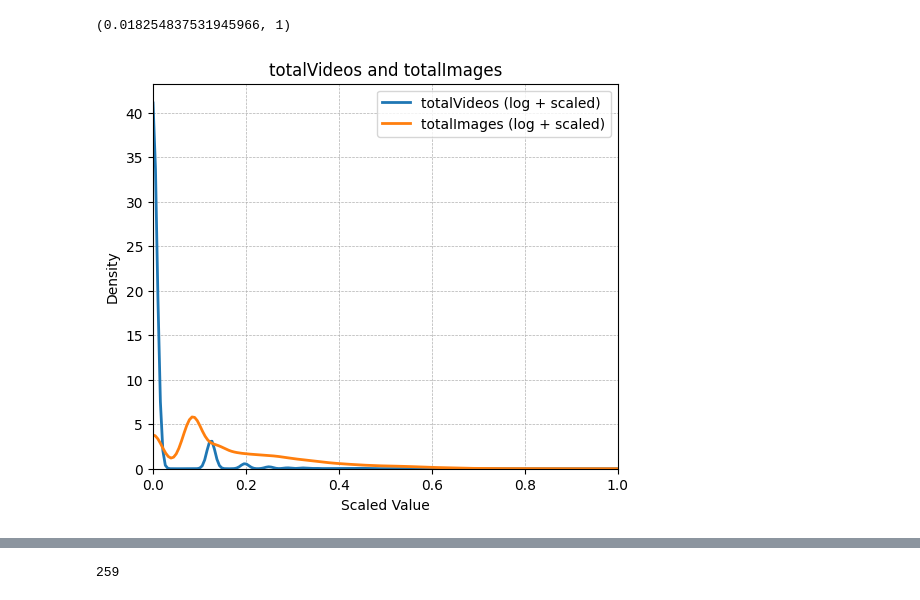
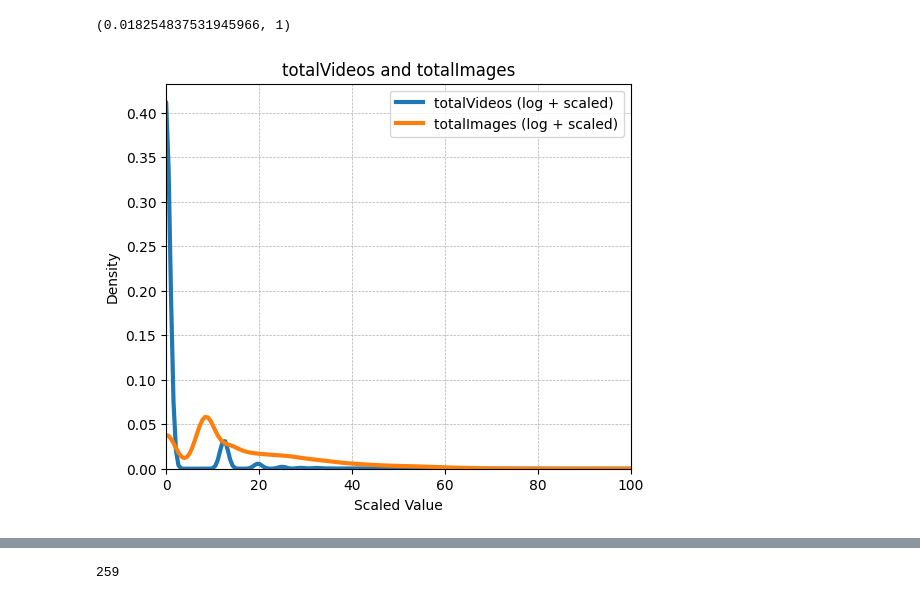
Before and after one commit to ChefBB/data_mining_1, a Jupyter notebook: code/notebook_bruno_report explorations.ipynb, the cells around one changed output, grey strips where cells are left out. Saved outputs shown, nothing was run; the diff lists cells and outputs as text; code cells hidden in the pictures.

```diff
--- a/code/notebook_bruno_report explorations.ipynb
+++ b/code/notebook_bruno_report explorations.ipynb
@@ -98,35 +98,37 @@ percent_diff = 100 * diff_count / len(test)
 percent_diff, diff_count
 # %% [output]
 (0.018254837531945966, 1)
+# %%
+train['awardWins'] = train['awardWins'].fillna(0)
 # %%
 import matplotlib.pyplot as plt
 import seaborn as sns
 from sklearn.preprocessing import MinMaxScaler
 import numpy as np
 
 # Convert totalVideos and totalImages to log scale (add 1 to avoid log(0))
 videos_log = np.log1p(train['totalVideos'])
 images_log = np.log1p(train['totalImages'])
 
 # Combine and reshape into a 2D array for scaling
 log_combined = np.vstack((videos_log, images_log)).T
 
 # Scale the data
 scaler = MinMaxScaler()
 scaled = scaler.fit_transform(log_combined)
-scaled_videos = scaled[:, 0]
-scaled_images = scaled[:, 1]
+scaled_videos = scaled[:, 0] * 100
+scaled_images = scaled[:, 1] * 100
 
 # Plot KDE (smoothed line plot of distribution)
 plt.figure(figsize=(6, 5))
-sns.kdeplot(scaled_videos, label='totalVideos (log + scaled)', color='tab:blue', linewidth=2)
-sns.kdeplot(scaled_images, label='totalImages (log + scaled)', color='tab:orange', linewidth=2)
+sns.kdeplot(scaled_videos, label='totalVideos (log + scaled)', color='tab:blue', linewidth=3)
+sns.kdeplot(scaled_images, label='totalImages (log + scaled)', color='tab:orange', linewidth=3)
 plt.xlabel('Scaled Value')
 plt.ylabel('Density')
 plt.title('totalVideos and totalImages')
 plt.legend()
 plt.grid(True, linestyle="--", linewidth=0.5)
-plt.xlim(0, 1)
+plt.xlim(0, 100)
 plt.show()
 # %% [output]
-[figure, old version]
+[figure, new version]
```
Also changed, not shown: parts of 8 cells of this notebook, 12 other files.
